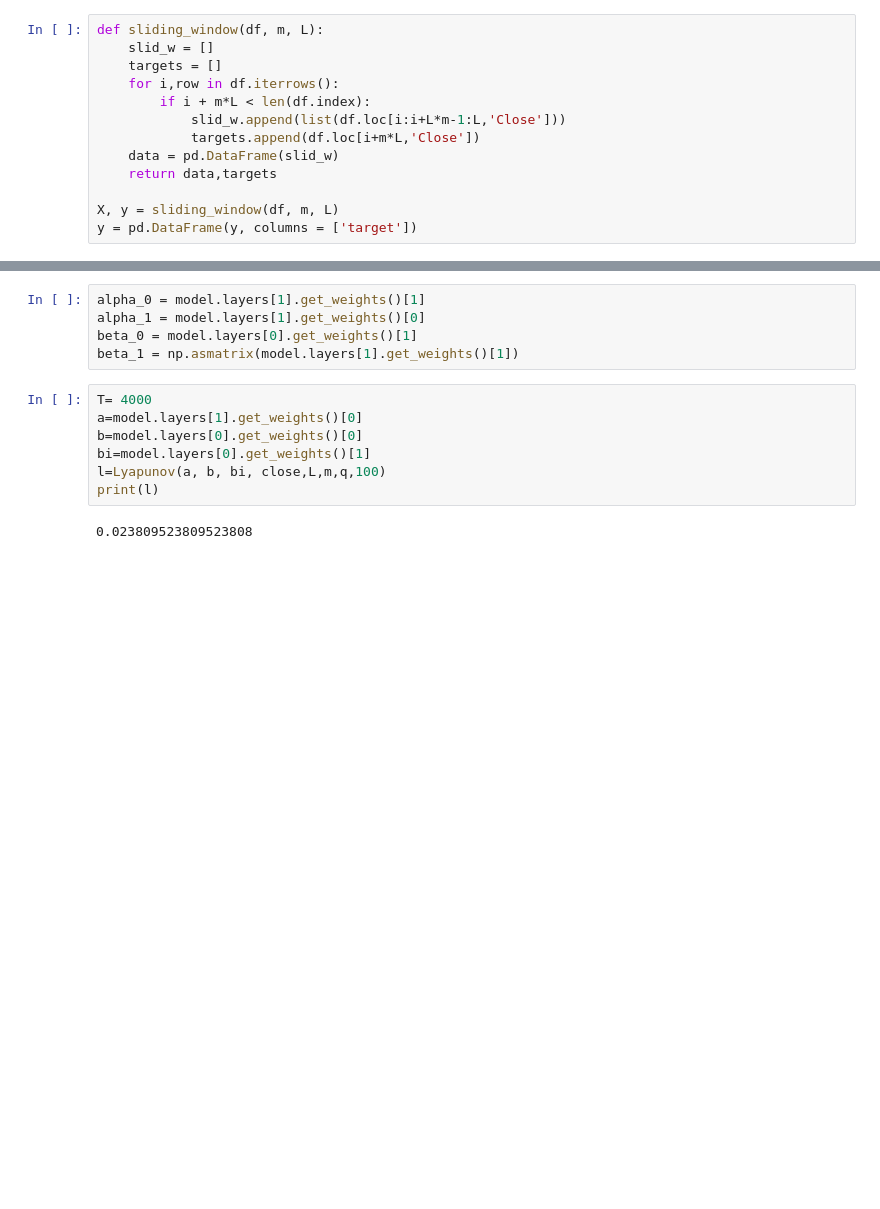
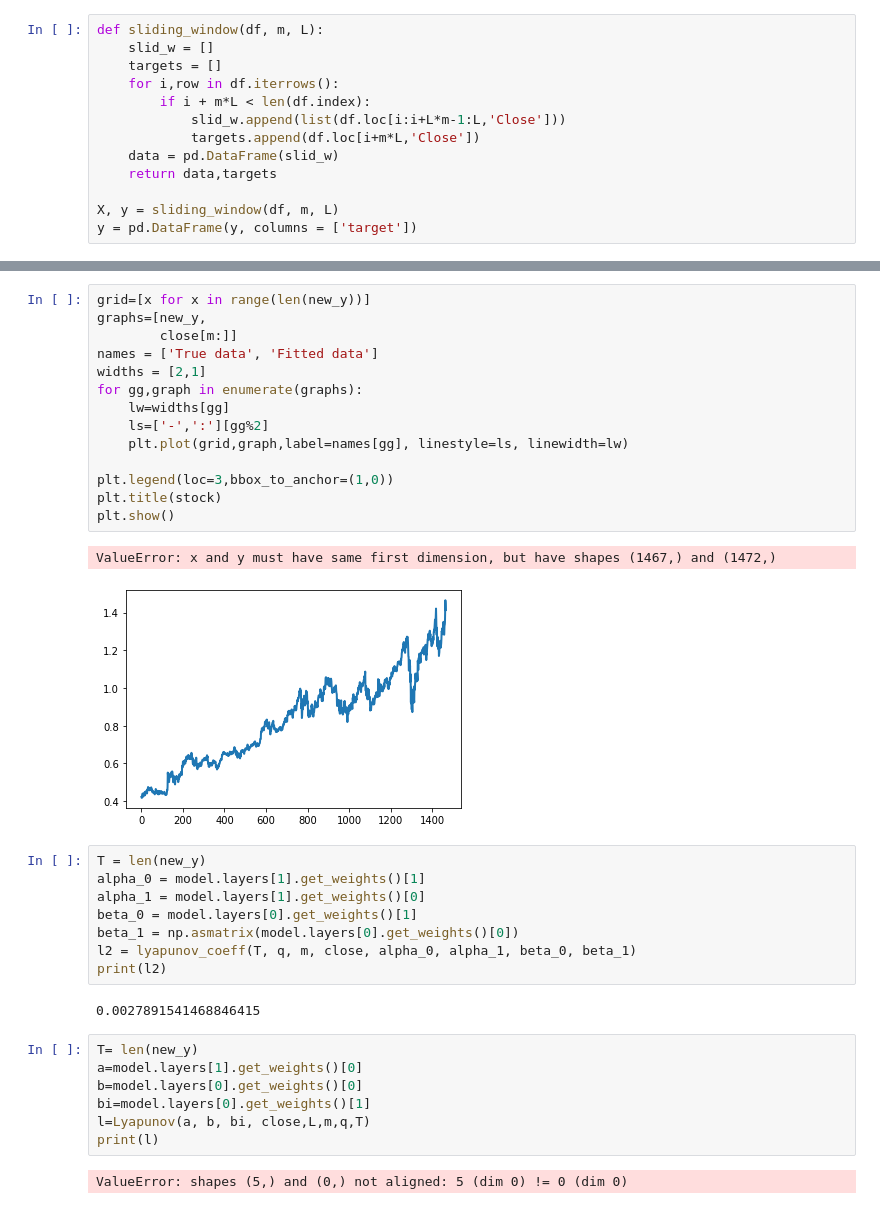
Before and after one commit to gianmarcogenalti/lyap_volatility, a Jupyter notebook: main.ipynb, the cells around one changed output, grey strips where cells are left out. Cells and saved outputs as stored; diff of their text form; blank space fills up the shorter version.

```diff
--- a/main.ipynb
+++ b/main.ipynb
@@ -138,14 +127,36 @@ plt.plot(new_close[1010:1020], c = 'black')
+# %%
+grid=[x for x in range(len(new_y))]
+graphs=[new_y,
+        close[m:]]
+names = ['True data', 'Fitted data']
+widths = [2,1]
+for gg,graph in enumerate(graphs):
+    lw=widths[gg]
+    ls=['-',':'][gg%2]
+    plt.plot(grid,graph,label=names[gg], linestyle=ls, linewidth=lw)
+
+plt.legend(loc=3,bbox_to_anchor=(1,0))
+plt.title(stock)
+plt.show()
+# %% [output]
+ValueError: x and y must have same first dimension, but have shapes (1467,) and (1472,)
+[figure, added]
 # %%
+T = len(new_y)
 alpha_0 = model.layers[1].get_weights()[1]
 alpha_1 = model.layers[1].get_weights()[0]
 beta_0 = model.layers[0].get_weights()[1]
-beta_1 = np.asmatrix(model.layers[1].get_weights()[1])
+beta_1 = np.asmatrix(model.layers[0].get_weights()[0])
+l2 = lyapunov_coeff(T, q, m, close, alpha_0, alpha_1, beta_0, beta_1)
+print(l2)
+# %% [output]
+0.0027891541468846415
 # %%
-T= 4000
+T= len(new_y)
 a=model.layers[1].get_weights()[0]
 b=model.layers[0].get_weights()[0]
 bi=model.layers[0].get_weights()[1]
-l=Lyapunov(a, b, bi, close,L,m,q,100)
+l=Lyapunov(a, b, bi, close,L,m,q,T)
 print(l)
 # %% [output]
-0.023809523809523808
+ValueError: shapes (5,) and (0,) not aligned: 5 (dim 0) != 0 (dim 0)
```
Also changed, not shown: parts of 12 cells of this notebook, 6 other files.
